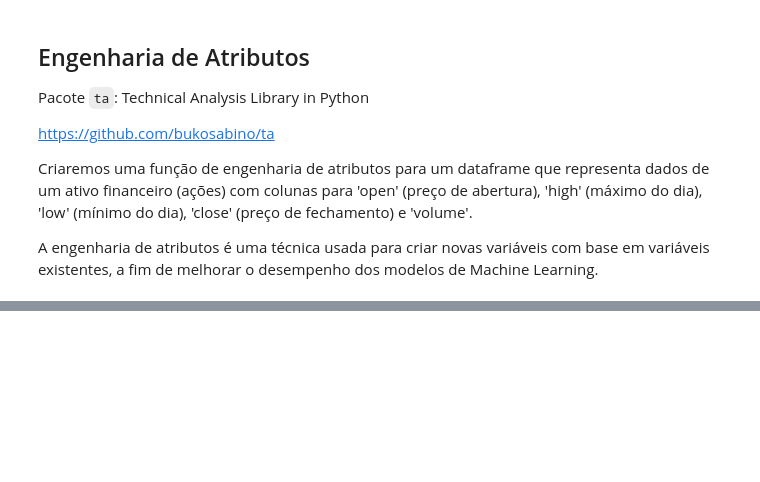
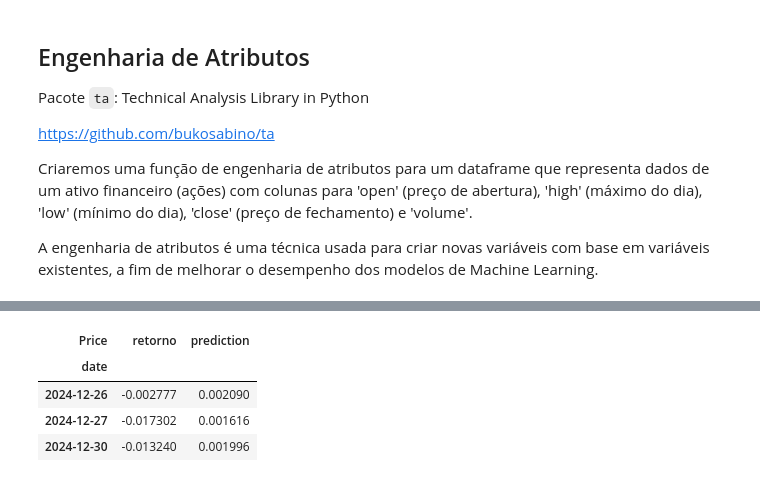
Before and after one commit to prisciladalepiane/deep-learning, a Jupyter notebook: 05-Previsao-Retorno-Investimentos/Principal.ipynb, the cells around one changed output, grey strips where cells are left out. Drawn from its saved outputs; the diff is of its cells as text; code cells hidden in the pictures; blank space fills up the shorter version.

Commit message:
Modelo e previsão do modelo para série temporal

```diff
--- a/05-Previsao-Retorno-Investimentos/Principal.ipynb
+++ b/05-Previsao-Retorno-Investimentos/Principal.ipynb
@@ -163,0 +481,17 @@ Em resumo, essa função cria várias novas características técnicas comumente
+# %%
+y_pred_treino = np.concatenate((np.zeros([lag,1]), modelo.predict(x_treino_final)), axis = 0)
+# %%
+y_pred_valid = np.concatenate((np.zeros([lag,1]), modelo.predict(x_valid_final)), axis = 0)
+# %%
+y_pred_teste = np.concatenate((np.zeros([lag,1]), modelo.predict(x_teste_final)), axis = 0)
+# %%
+# Concatena as previsões em treino, valid e teste como previsão final
+df2["prediction"] = np.concatenate((y_pred_treino, y_pred_valid, y_pred_teste), axis = 0)
+# %%
+df2[["retorno", "prediction"]].tail(3)
+# %% [output]
+| Price | retorno | prediction |
+| date |  |  |
+| 2024-12-26 | -0.002777 | 0.002090 |
+| 2024-12-27 | -0.017302 | 0.001616 |
+| 2024-12-30 | -0.013240 | 0.001996 |
```
Also changed, not shown: parts of 37 cells of this notebook.
